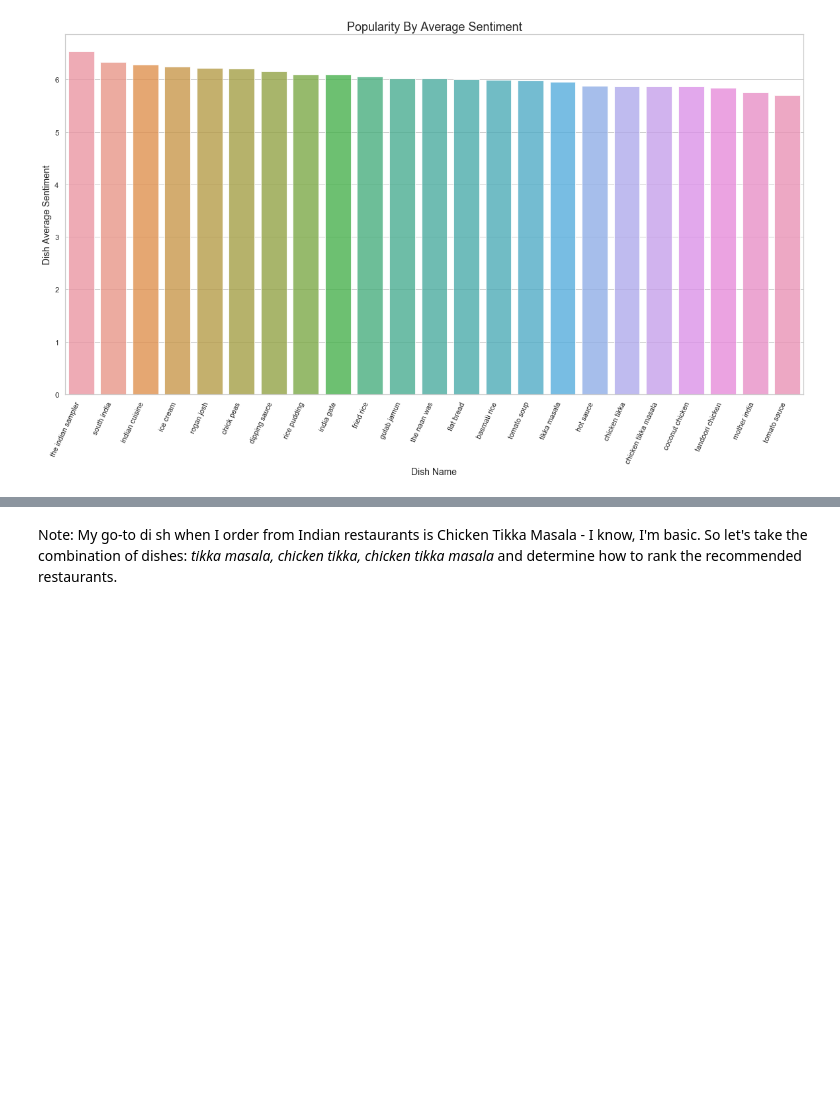
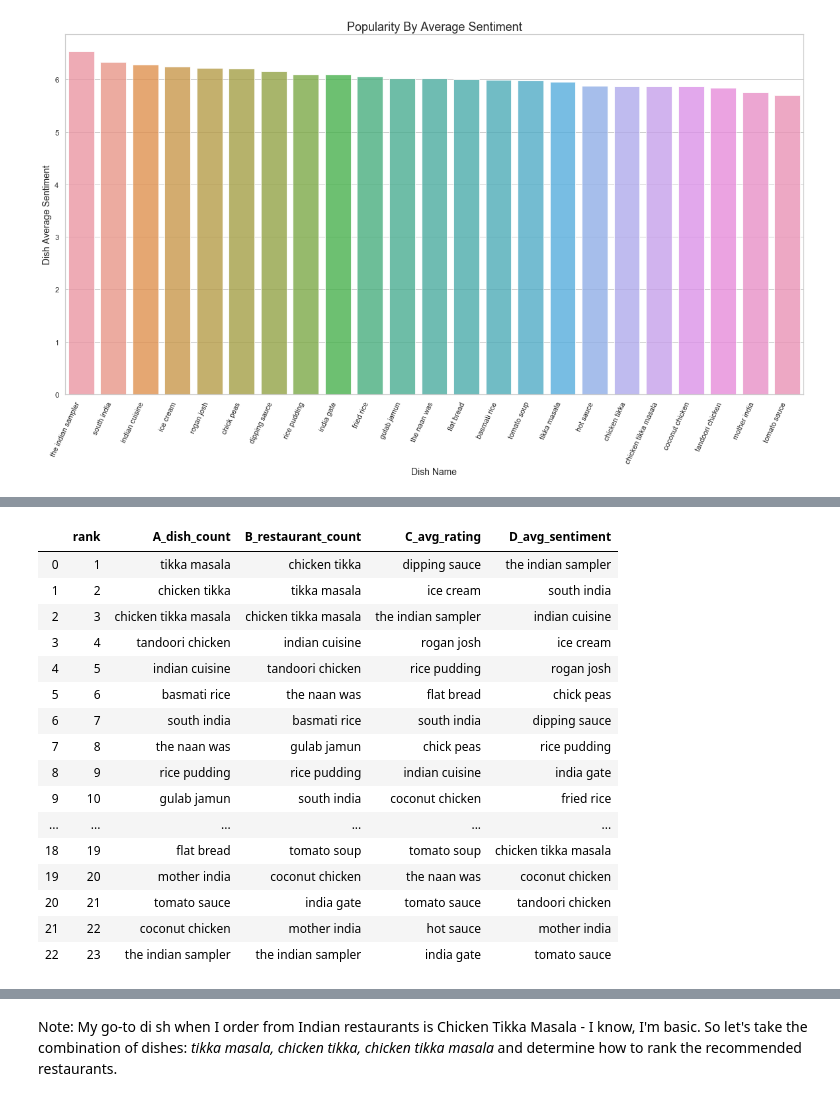
Before and after one commit to jonchang03/cs598-dm-capstone, a Jupyter notebook: task4&5/Task4&5.ipynb, the cells around one changed output, grey strips where cells are left out. Saved outputs shown, nothing was run; the diff lists cells and outputs as text; code cells hidden in the pictures; blank space fills up the shorter version.

```diff
--- a/task4&5/Task4&5.ipynb
+++ b/task4&5/Task4&5.ipynb
@@ -207,7 +232,7 @@ for dish in dish_list:
 N = 25
 sorted_dish_counter = {k: v for k, v in sorted(dish_rest_counter.items(), key=lambda item: item[1], reverse=True)}
 topN = dict(itertools.islice(sorted_dish_counter.items(), N))
-dish_count_df = pd.DataFrame(topN.items(), columns=["Dish_Name", "Count"])
+dish_count_df2 = pd.DataFrame(topN.items(), columns=["Dish_Name", "Count"])
 # %%
 topN
 # %% [output]
@@ -370,3 +405,36 @@ plt.show()
+# %%
+colA = list(dish_count_df['Dish_Name'])
+colB = list(dish_count_df2['Dish_Name'])
+colC = list(dish_rating_df['Dish_Name'])
+colD = list(dish_sentiment_df['Dish_Name'])
+colRank = list(range(1,len(dish_list)+1))
+
+combined_dict = {'rank':colRank,
+                'A_dish_count':colA,
+                'B_restaurant_count':colB,
+                'C_avg_rating':colC,
+                'D_avg_sentiment':colD}
+
+comparison_df = pd.DataFrame(combined_dict)
+comparison_df
+# %% [output]
+|  | rank | A_dish_count | B_restaurant_count | C_avg_rating | D_avg_sentiment |
+| 0 | 1 | tikka masala | chicken tikka | dipping sauce | the indian sampler |
+| 1 | 2 | chicken tikka | tikka masala | ice cream | south india |
+| 2 | 3 | chicken tikka masala | chicken tikka masala | the indian sampler | indian cuisine |
+| 3 | 4 | tandoori chicken | indian cuisine | rogan josh | ice cream |
+| 4 | 5 | indian cuisine | tandoori chicken | rice pudding | rogan josh |
+| 5 | 6 | basmati rice | the naan was | flat bread | chick peas |
+| 6 | 7 | south india | basmati rice | south india | dipping sauce |
+| 7 | 8 | the naan was | gulab jamun | chick peas | rice pudding |
+| 8 | 9 | rice pudding | rice pudding | indian cuisine | india gate |
+| 9 | 10 | gulab jamun | south india | coconut chicken | fried rice |
+| ... | ... | ... | ... | ... | ... |
+| 18 | 19 | flat bread | tomato soup | tomato soup | chicken tikka masala |
+| 19 | 20 | mother india | coconut chicken | the naan was | coconut chicken |
+| 20 | 21 | tomato sauce | india gate | tomato sauce | tandoori chicken |
+| 21 | 22 | coconut chicken | mother india | hot sauce | mother india |
+| 22 | 23 | the indian sampler | the indian sampler | india gate | tomato sauce |
 # %% [markdown]
 ## Task 5: Restaurant Recommendation
 
```
Also changed, not shown: parts of 27 cells of this notebook, 10 other files.
